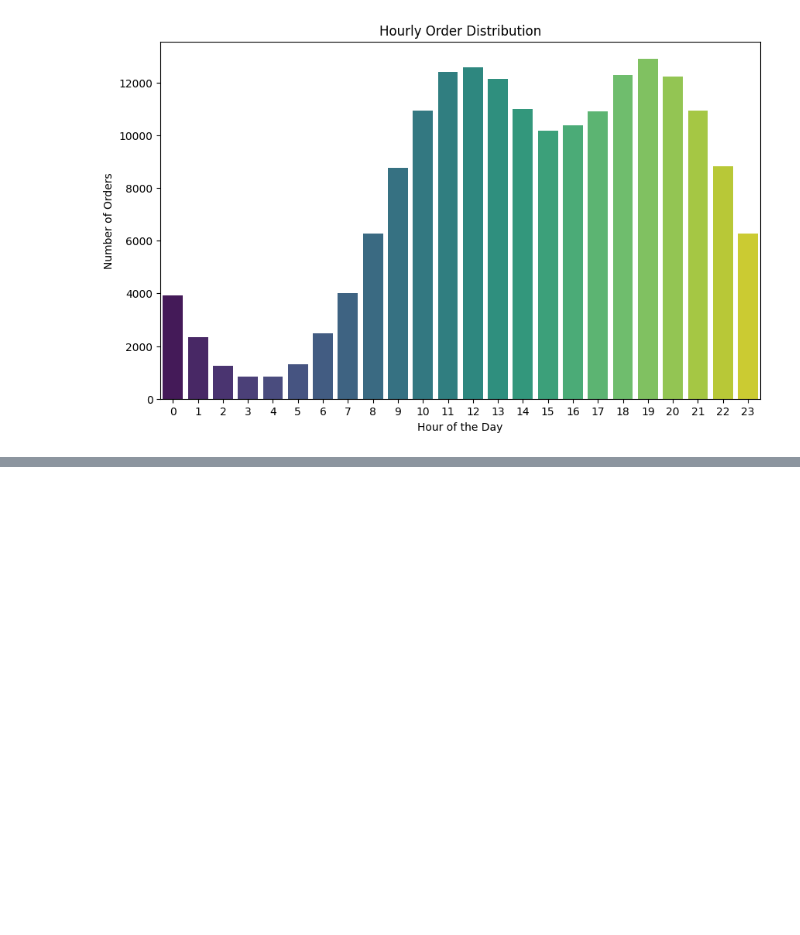
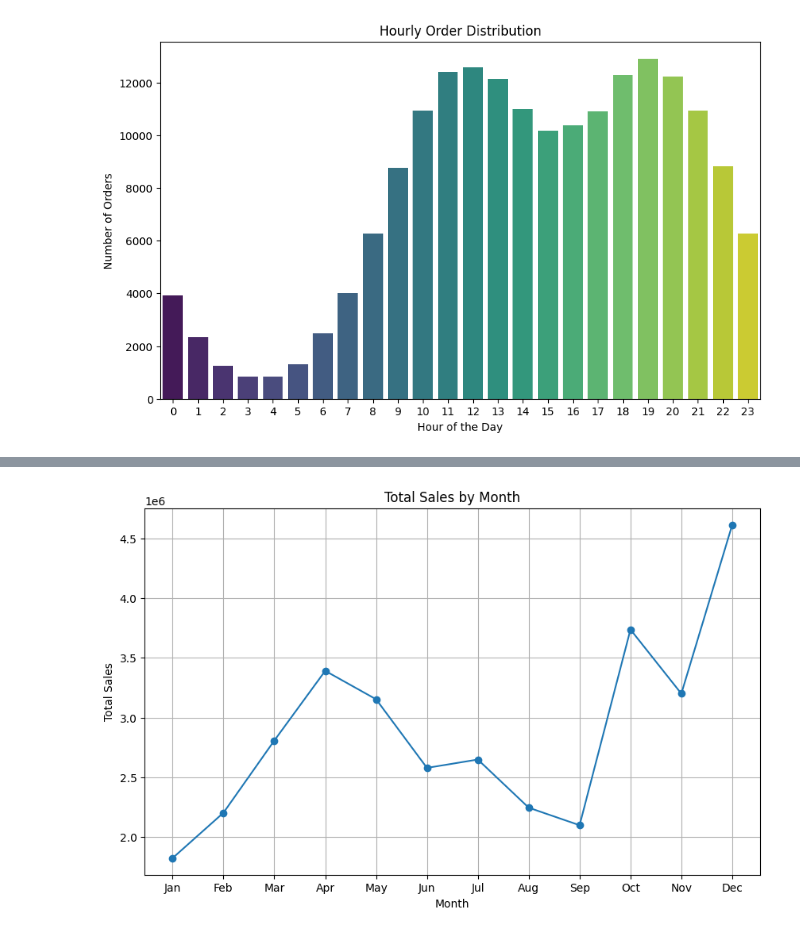
Before and after one commit to GChukwudi/meriskill-Internship, a Jupyter notebook: Sales-Task/Sales.ipynb, the cells around one changed output, grey strips where cells are left out. Cells and saved outputs as stored; diff of their text form; code cells hidden in the pictures; blank space fills up the shorter version.

```diff
--- a/Sales-Task/Sales.ipynb
+++ b/Sales-Task/Sales.ipynb
@@ -101,0 +130,13 @@ Passing `palette` without assigning `hue` is deprecated and will be removed in v
+# %%
+monthly_sales = data.groupby('Month')['Sales'].sum()
+
+plt.figure(figsize=(10, 6))
+plt.plot(monthly_sales.index, monthly_sales.values, marker='o', linestyle='-')
+plt.title('Total Sales by Month')
+plt.xlabel('Month')
+plt.ylabel('Total Sales')
+plt.xticks(range(1, 13), ['Jan', 'Feb', 'Mar', 'Apr', 'May', 'Jun', 'Jul', 'Aug', 'Sep', 'Oct', 'Nov', 'Dec'])
+plt.grid(True)
+plt.show()
+# %% [output]
+[figure, added]
```
Also changed, not shown: parts of 3 cells of this notebook.
